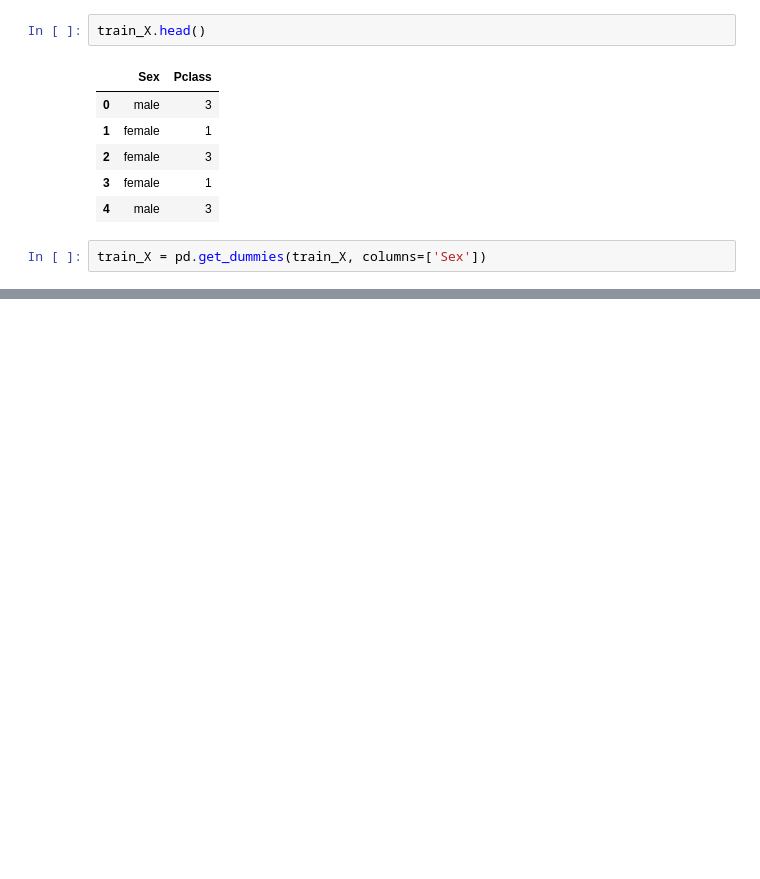
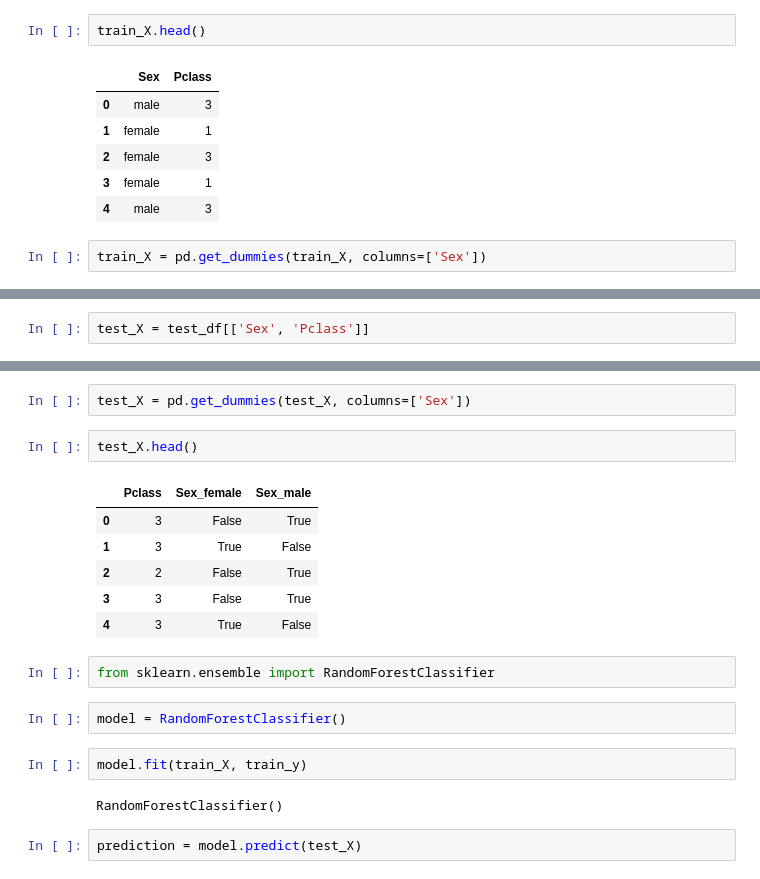
Before and after one commit to marioskaraiskos/titanic-challenge, a Jupyter notebook: titanic1.ipynb, the cells around one changed output, grey strips where cells are left out. Cells and saved outputs as stored; diff of their text form; blank space fills up the shorter version.

```diff
--- a/titanic1.ipynb
+++ b/titanic1.ipynb
@@ -115,0 +150,2 @@ train_X = pd.get_dummies(train_X, columns=['Sex'])
+# %%
+test_X = test_df[['Sex', 'Pclass']]
@@ -115,0 +161,21 @@ train_X = pd.get_dummies(train_X, columns=['Sex'])
+# %%
+test_X = pd.get_dummies(test_X, columns=['Sex'])
+# %%
+test_X.head()
+# %% [output]
+|  | Pclass | Sex_female | Sex_male |
+| 0 | 3 | False | True |
+| 1 | 3 | True | False |
+| 2 | 2 | False | True |
+| 3 | 3 | False | True |
+| 4 | 3 | True | False |
+# %%
+from sklearn.ensemble import RandomForestClassifier
+# %%
+model = RandomForestClassifier()
+# %%
+model.fit(train_X, train_y)
+# %% [output]
+RandomForestClassifier()
+# %%
+prediction = model.predict(test_X)
```
Also changed, not shown: parts of 7 cells of this notebook.
